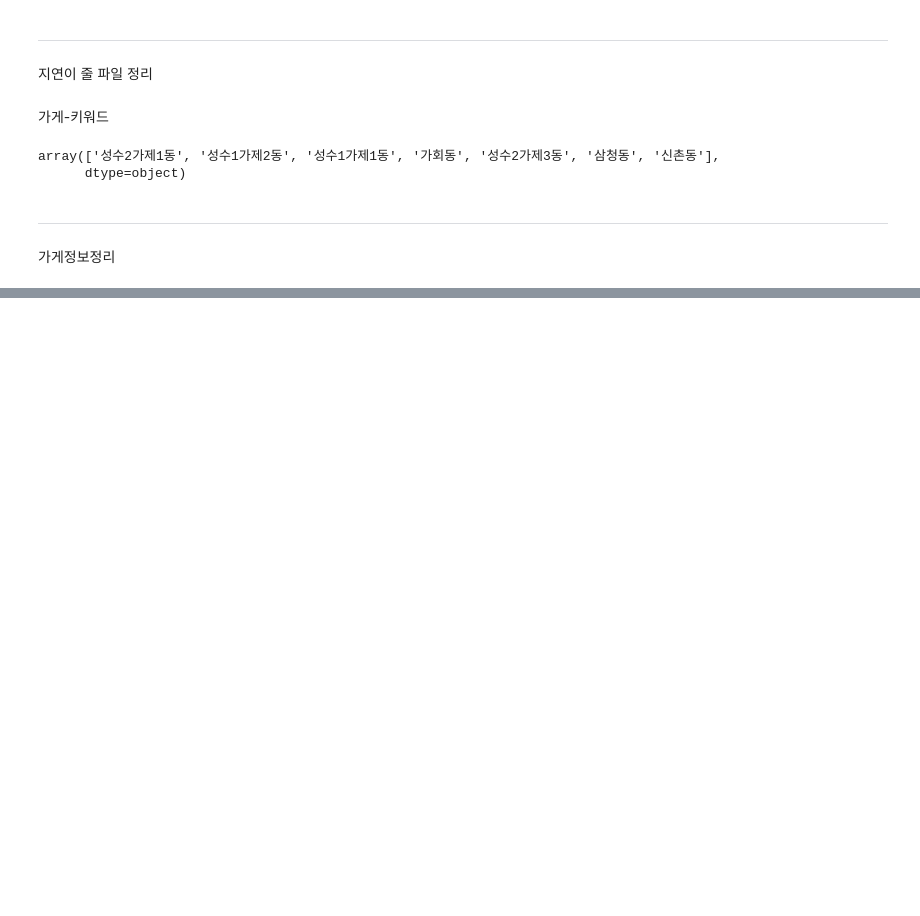
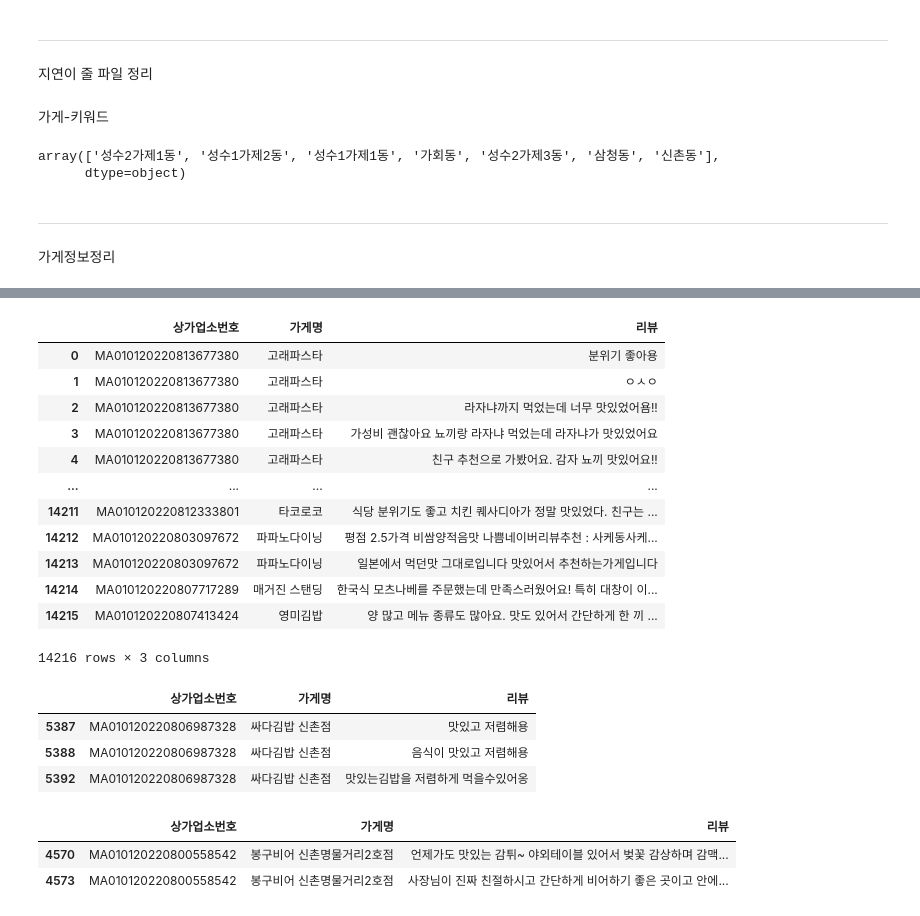
Before and after one commit to TEAM-SMooD/Keyword_Extraction, a Jupyter notebook: total_keyword.ipynb, the cells around one changed output, grey strips where cells are left out. Cells and saved outputs as stored; diff of their text form; code cells hidden in the pictures; blank space fills up the shorter version.

```diff
--- a/total_keyword.ipynb
+++ b/total_keyword.ipynb
@@ -374,0 +771,31 @@ info.to_csv('가게정보/전체가게정보.csv', index=False)
+# %%
+review = pd.read_csv('키워드/신촌리뷰_23년1분기_키워드_전처리.csv')
+review = review[['상가업소번호', '가게명', '리뷰']]
+review
+# %% [output]
+|  | 상가업소번호 | 가게명 | 리뷰 |
+| 0 | MA010120220813677380 | 고래파스타 | 분위기 좋아용 |
+| 1 | MA010120220813677380 | 고래파스타 | ㅇㅅㅇ |
+| 2 | MA010120220813677380 | 고래파스타 | 라자냐까지 먹었는데 너무 맛있었어욤!! |
+| 3 | MA010120220813677380 | 고래파스타 | 가성비 괜찮아요 뇨끼랑 라자냐 먹었는데 라자냐가 맛있었어요 |
+| 4 | MA010120220813677380 | 고래파스타 | 친구 추천으로 가봤어요. 감자 뇨끼 맛있어요!! |
+| ... | ... | ... | ... |
+| 14211 | MA010120220812333801 | 타코로코 | 식당 분위기도 좋고 치킨 퀘사디아가 정말 맛있었다. 친구는 ... |
+| 14212 | MA010120220803097672 | 파파노다이닝 | 평점 2.5가격 비쌈양적음맛 나쁨네이버리뷰추천 : 사케동사케... |
+| 14213 | MA010120220803097672 | 파파노다이닝 | 일본에서 먹던맛 그대로입니다 맛있어서 추천하는가게입니다 |
+| 14214 | MA010120220807717289 | 매거진 스탠딩 | 한국식 모츠나베를 주문했는데 만족스러웠어요! 특히 대창이 이... |
+| 14215 | MA010120220807413424 | 영미김밥 | 양 많고 메뉴 종류도 많아요. 맛도 있어서 간단하게 한 끼 ... |
+14216 rows × 3 columns
+# %%
+review[(review['상가업소번호']=='MA010120220806987328') & (review['리뷰'].str.contains('저렴'))]
+# %% [output]
+|  | 상가업소번호 | 가게명 | 리뷰 |
+| 5387 | MA010120220806987328 | 싸다김밥 신촌점 | 맛있고 저렴해용 |
+| 5388 | MA010120220806987328 | 싸다김밥 신촌점 | 음식이 맛있고 저렴해용 |
+| 5392 | MA010120220806987328 | 싸다김밥 신촌점 | 맛있는김밥을 저렴하게 먹을수있어옹 |
+# %%
+review[(review['가게명']=='봉구비어 신촌명물거리2호점') & (review['리뷰'].str.contains('친절'))]
+# %% [output]
+|  | 상가업소번호 | 가게명 | 리뷰 |
+| 4570 | MA010120220800558542 | 봉구비어 신촌명물거리2호점 | 언제가도 맛있는 감튀~ 야외테이블 있어서 벚꽃 감상하며 감맥... |
+| 4573 | MA010120220800558542 | 봉구비어 신촌명물거리2호점 | 사장님이 진짜 친절하시고 간단하게 비어하기 좋은 곳이고 안에... |
```
Also changed, not shown: parts of 49 cells of this notebook.
